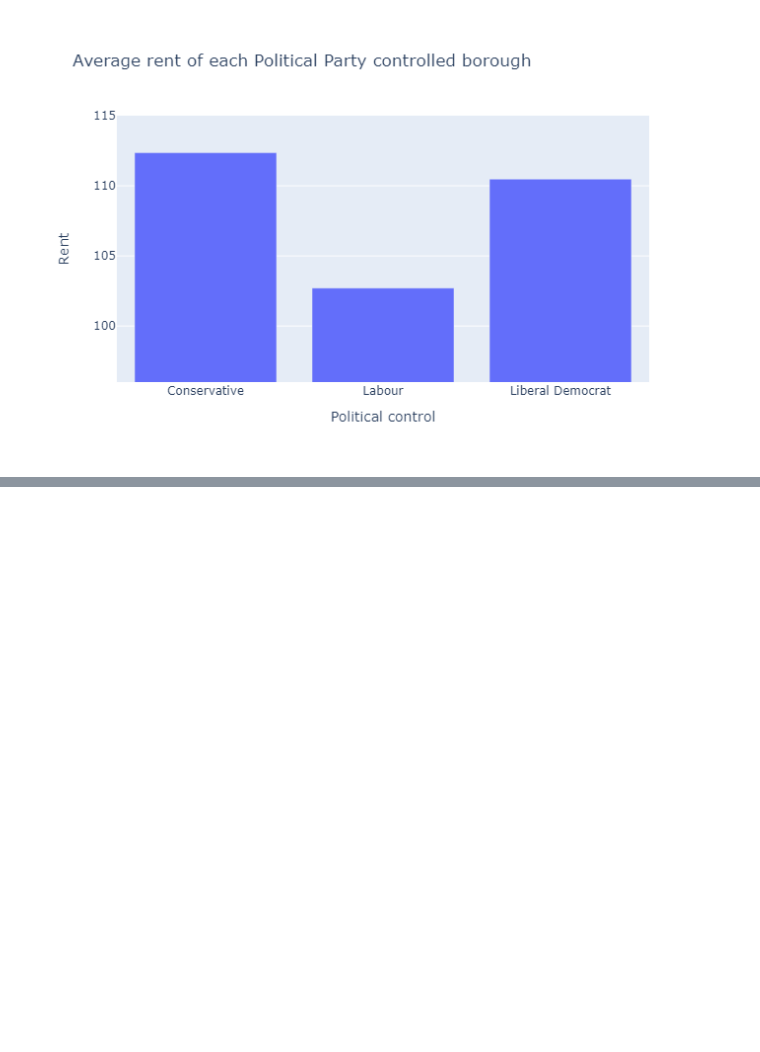
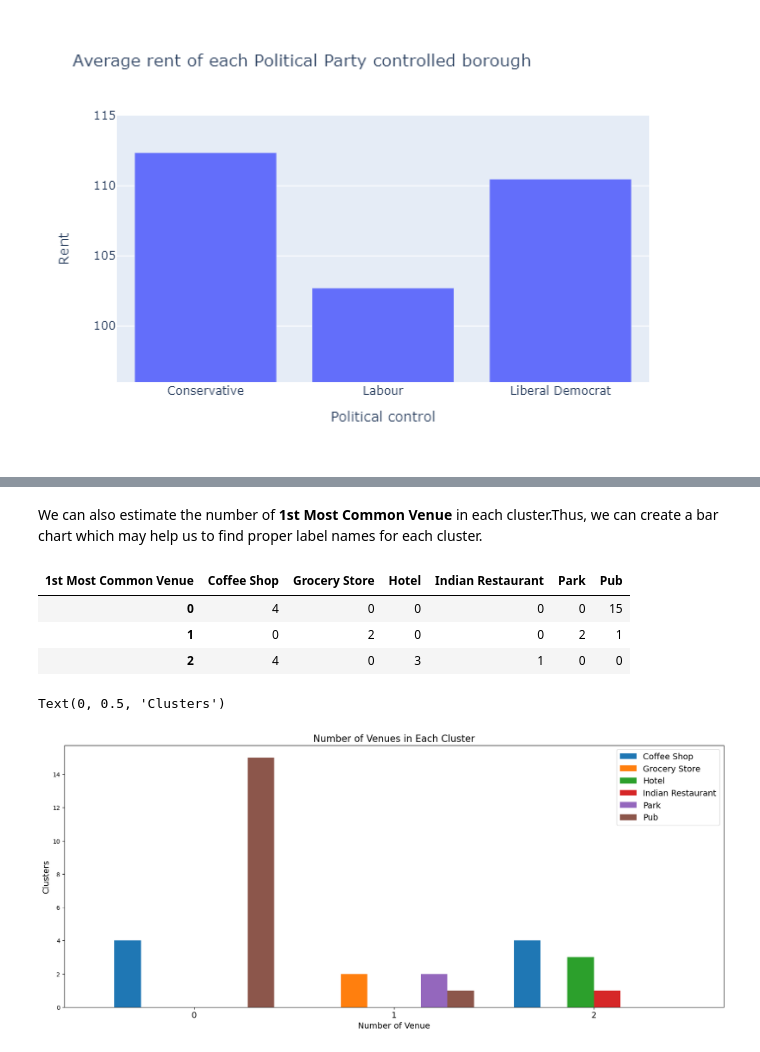
Before and after one commit to mattspooner1/Coursera_Capstone, a Jupyter notebook: London_venue_project.ipynb, the cells around one changed output, grey strips where cells are left out. Cells and saved outputs as stored; diff of their text form; code cells hidden in the pictures; blank space fills up the shorter version.

```diff
--- a/London_venue_project.ipynb
+++ b/London_venue_project.ipynb
@@ -64,0 +443,10 @@ As expected, Conservative controlled areas are typically more affluent leading t
+# %%
+london_merged = london_data
+
+# add clustering labels
+london_merged['Cluster Labels'] = kmeans.labels_
+
+# merge toronto_grouped with toronto_data to add latitude/longitude for each neighborhood
+london_merged = london_merged.join(boroughs_venues_sorted.set_index('Borough'), on='Borough')
+
+london_merged.head() # check the last columns!
@@ -64,0 +460,29 @@ As expected, Conservative controlled areas are typically more affluent leading t
+# %% [markdown]
+We can also estimate the number of **1st Most Common Venue** in each cluster.Thus, we can create a bar chart which may help us to find proper label names for each cluster.
+# %%
+count_venue = london_merged
+count_venue = count_venue.drop(['Borough','Political control','Population (2019 est)[1]','Rent', 'Latitude', 'Longitude'], axis=1)
+count_venue = count_venue.groupby(['Cluster Labels','1st Most Common Venue']).size().reset_index(name='Counts')
+
+#we can transpose it to plot bar chart
+cv_cluster = count_venue.pivot(index='Cluster Labels', columns='1st Most Common Venue', values='Counts')
+cv_cluster = cv_cluster.fillna(0).astype(int).reset_index(drop=True)
+cv_cluster
+# %% [output]
+| 1st Most Common Venue | Coffee Shop | Grocery Store | Hotel | Indian Restaurant | Park | Pub |
+| 0 | 4 | 0 | 0 | 0 | 0 | 15 |
+| 1 | 0 | 2 | 0 | 0 | 2 | 1 |
+| 2 | 4 | 0 | 3 | 1 | 0 | 0 |
+# %%
+#creating a bar chart of "Number of Venues in Each Cluster"
+frame=cv_cluster.plot(kind='bar',figsize=(20,8),width = 0.8)
+
+plt.legend(labels=cv_cluster.columns,fontsize= 14)
+plt.title("Number of Venues in Each Cluster",fontsize= 16)
+plt.xticks(fontsize=14)
+plt.xticks(rotation=0)
+plt.xlabel('Number of Venue', fontsize=14)
+plt.ylabel('Clusters', fontsize=14)
+# %% [output]
+Text(0, 0.5, 'Clusters')
+[figure, added]
```
Also changed, not shown: parts of 62 cells of this notebook.
